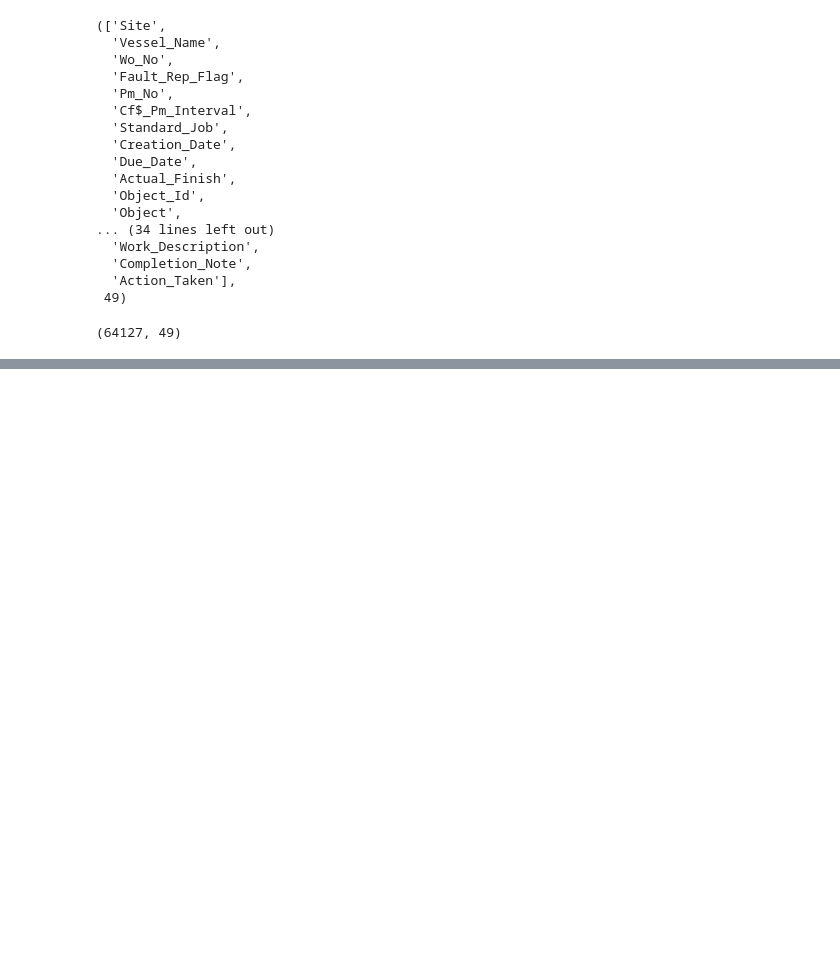
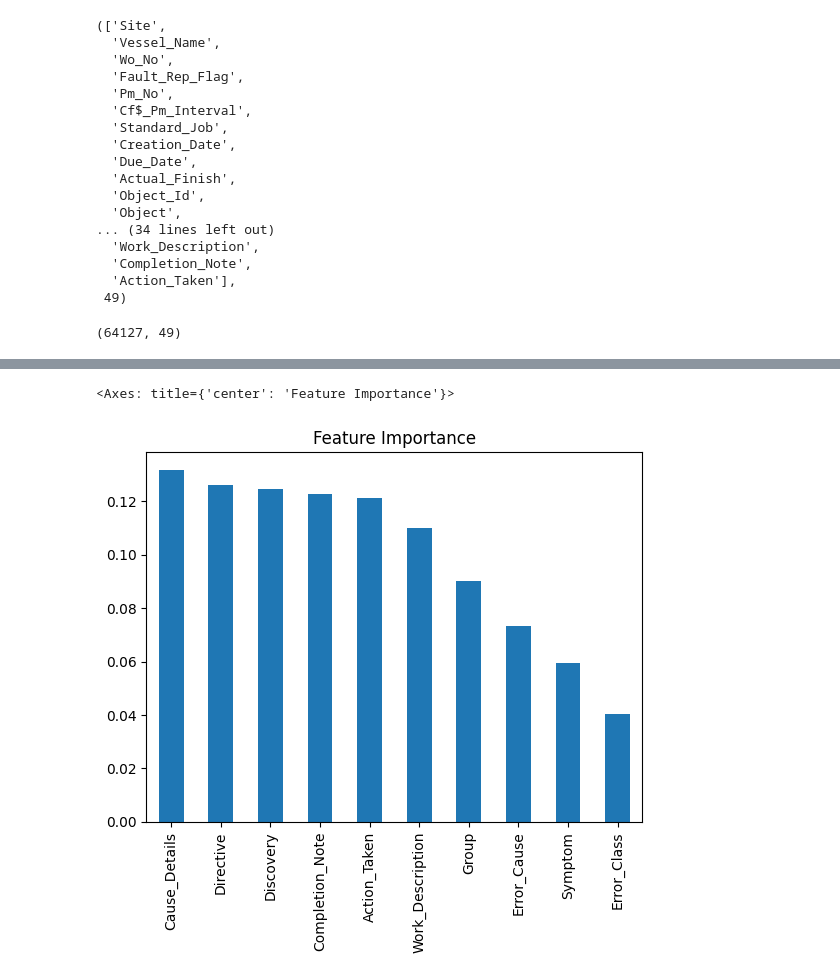
Before and after one commit to SySyAli/nlp_risk_prediction, a Jupyter notebook: notebooks/random_forest_NLP.ipynb, the cells around one changed output, grey strips where cells are left out. Cells and saved outputs as stored; diff of their text form; code cells hidden in the pictures; blank space fills up the shorter version.

```diff
--- a/notebooks/random_forest_NLP.ipynb
+++ b/notebooks/random_forest_NLP.ipynb
@@ -43,5 +49,16 @@ df.shape
 # %% [output]
 (64127, 49)
 # %%
-feature_columns = ['Group', 'Symptom', 'Error_Cause', 'Cause_Details', 'Error_Cause', 'Cause_Details', 'Error_Class', 'Discovery', 'Completion_Note', 'Action_Taken', 'Work_Description', 'Directive']
+feature_columns = ['Group', 'Symptom', 'Error_Cause', 'Cause_Details', 'Error_Class', 'Discovery', 'Completion_Note', 'Action_Taken', 'Work_Description', 'Directive']
 target_column = 'CaseReviewed'
+# %%
+# Filter the dataframe for the selected columns
+df_filtered = df[feature_columns + [target_column]].dropna()
+
+# Encode categorical variables
+label_encoders = {}
+for column in feature_columns:
+    print(column)
+    le = LabelEncoder()
+    df_filtered[column] = le.fit_transform(df_filtered[column].astype(str))
+    label_encoders[column] = le
@@ -47,0 +99,19 @@ target_column = 'CaseReviewed'
+# %%
+
+# Initialize the GridSearchCV object
+grid_search = GridSearchCV(estimator=rf_model, param_grid=param_grid,
+                           cv=3, n_jobs=-1, verbose=2, scoring='accuracy')
+
+# Fit the grid search to the data
+grid_search.fit(X_train, y_train)
+
+# Get the best parameters and the best model
+best_params = grid_search.best_params_
+best_rf_model = grid_search.best_estimator_
+
+# Make predictions with the best model
+best_y_pred = best_rf_model.predict(X_test)
+
+# Define common_classes based on unique classes in y_train and y_test
+common_classes = list(set(y_train.unique()).intersection(set(y_test.unique())))
+common_classes.sort()  # Ensure the classes are sorted for consistency
@@ -47,0 +142,9 @@ target_column = 'CaseReviewed'
+# %%
+# visualize parameter importance
+importances = best_rf_model.feature_importances_
+importances_df = pd.DataFrame(importances, index=feature_columns, columns=['Importance'])
+importances_df = importances_df.sort_values('Importance', ascending=False)
+importances_df.plot(kind='bar', title='Feature Importance', legend=False)
+# %% [output]
+<Axes: title={'center': 'Feature Importance'}>
+[figure, added]
```
Also changed, not shown: parts of 6 cells of this notebook.
